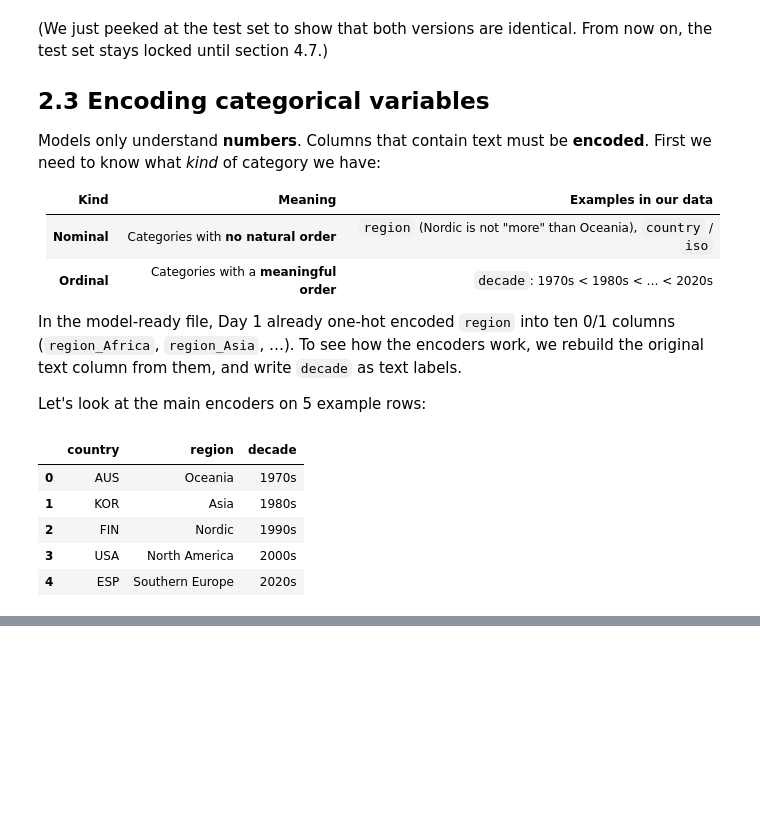
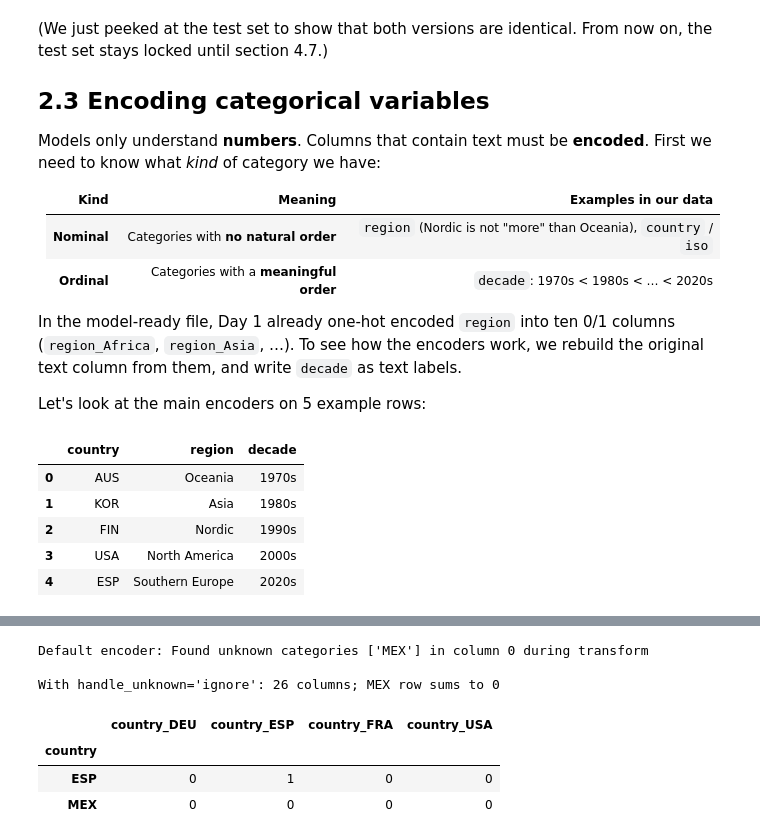
Before and after one commit to iaac-maai/Group8-day1-assignment, a Jupyter notebook: notebook/Day2_models.ipynb, the cells around one changed output, grey strips where cells are left out. Saved outputs shown, nothing was run; the diff lists cells and outputs as text; code cells hidden in the pictures; blank space fills up the shorter version.

```diff
--- a/notebook/Day2_models.ipynb
+++ b/notebook/Day2_models.ipynb
@@ -852,0 +861,23 @@ pd.concat([examples, region_onehot, decade_ordinal], axis=1)
+# %%
+country_train = cat_df.loc[is_train, ["country"]]
+new_rows = pd.DataFrame({"country": ["ESP", "MEX"]})   # MEX never seen in training
+
+strict = OneHotEncoder(sparse_output=False).fit(country_train)
+try:
+    strict.transform(new_rows)
+except ValueError as e:
+    print("Default encoder:", str(e).split("\n")[0])
+
+tolerant = OneHotEncoder(sparse_output=False, handle_unknown="ignore").fit(country_train)
+encoded = pd.DataFrame(tolerant.transform(new_rows), columns=tolerant.get_feature_names_out(),
+                       index=new_rows["country"], dtype=int)
+print(f"\nWith handle_unknown='ignore': {encoded.shape[1]} columns; MEX row sums to {encoded.loc['MEX'].sum()}")
+encoded[["country_DEU", "country_ESP", "country_FRA", "country_USA"]]
+# %% [output]
+Default encoder: Found unknown categories ['MEX'] in column 0 during transform
+
+With handle_unknown='ignore': 26 columns; MEX row sums to 0
+|  | country_DEU | country_ESP | country_FRA | country_USA |
+| country |  |  |  |  |
+| ESP | 0 | 1 | 0 | 0 |
+| MEX | 0 | 0 | 0 | 0 |
```
Also changed, not shown: parts of 4 cells of this notebook.
